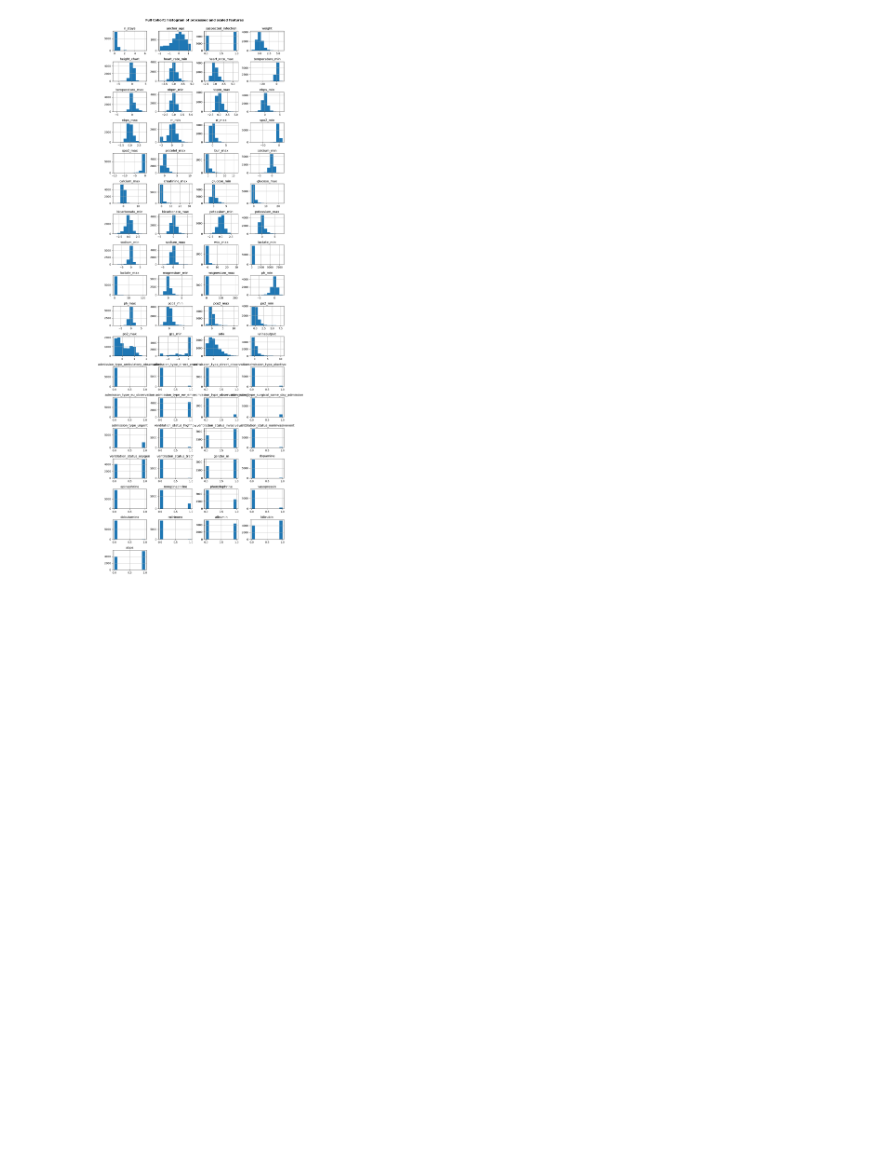
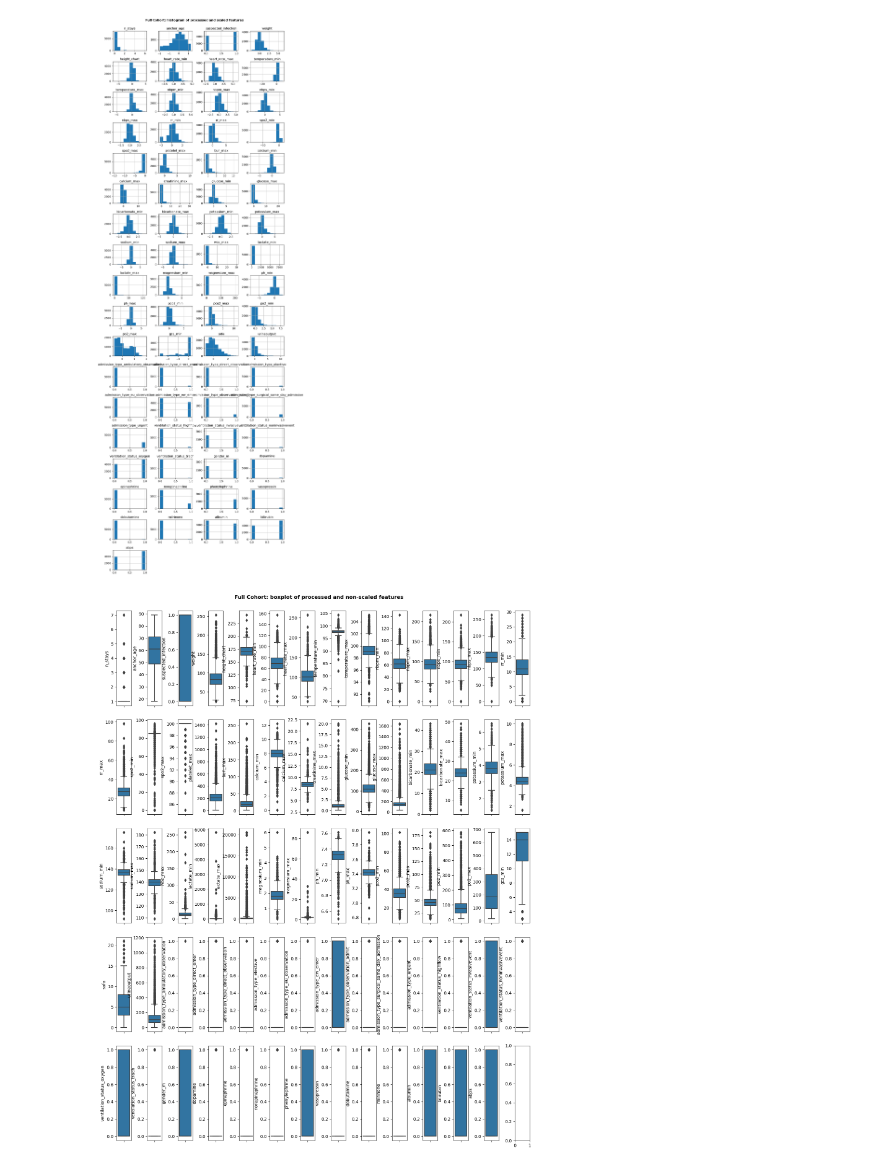
Before and after one commit to johnsonjzhou/comp90089-project, a Jupyter notebook: data_exploration/data_processing_v2_full_cohort.ipynb, the cells around one changed output. Saved outputs shown, nothing was run; the diff lists cells and outputs as text; code cells hidden in the pictures; blank space fills up the shorter version.

```diff
--- a/data_exploration/data_processing_v2_full_cohort.ipynb
+++ b/data_exploration/data_processing_v2_full_cohort.ipynb
@@ -410,5 +410,14 @@ plot_df_histogram(
 )
 # %% [output]
 [figure]
+# %%
+plot_cohort_statistics(
+    df_features,
+    title="Full Cohort: boxplot of processed and non-scaled features",
+    figsize=(14, 18),
+    across=14
+)
+# %% [output]
+[figure, added]
 # %%
 plot_cohort_statistics(
```
Also changed, not shown: parts of 3 cells of this notebook, 2 other files.
